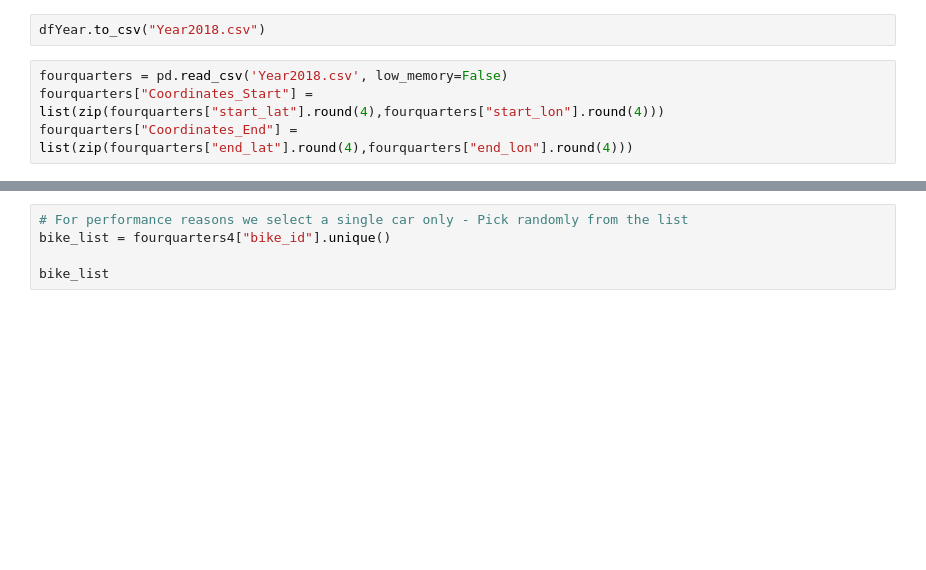
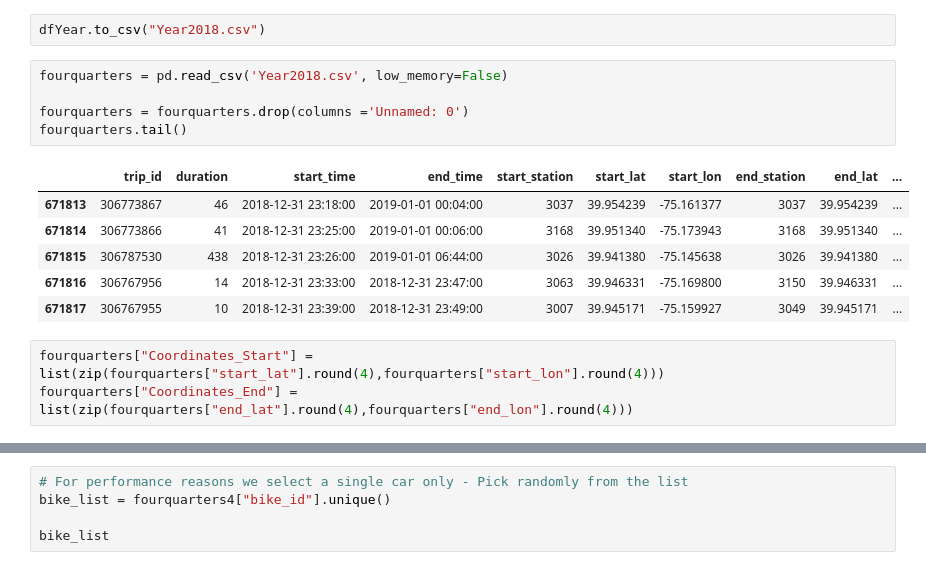
Before and after one commit to Cephei-1/Team12, a Jupyter notebook: Team12 Group Assignment.ipynb, the cells around one changed output, grey strips where cells are left out. Drawn from its saved outputs; the diff is of its cells as text; blank space fills up the shorter version.

```diff
--- a/Team12 Group Assignment.ipynb
+++ b/Team12 Group Assignment.ipynb
@@ -124,8 +125,19 @@ dfYear
 671818 rows × 15 columns
 # %%
 dfYear.to_csv("Year2018.csv")
+# %%
+fourquarters = pd.read_csv('Year2018.csv', low_memory=False)
+
+fourquarters = fourquarters.drop(columns ='Unnamed: 0')
+fourquarters.tail()
+# %% [output]
+|  | trip_id | duration | start_time | end_time | start_station | start_lat | start_lon | end_station | end_lat | ... |
+| 671813 | 306773867 | 46 | 2018-12-31 23:18:00 | 2019-01-01 00:04:00 | 3037 | 39.954239 | -75.161377 | 3037 | 39.954239 | ... |
+| 671814 | 306773866 | 41 | 2018-12-31 23:25:00 | 2019-01-01 00:06:00 | 3168 | 39.951340 | -75.173943 | 3168 | 39.951340 | ... |
+| 671815 | 306787530 | 438 | 2018-12-31 23:26:00 | 2019-01-01 06:44:00 | 3026 | 39.941380 | -75.145638 | 3026 | 39.941380 | ... |
+| 671816 | 306767956 | 14 | 2018-12-31 23:33:00 | 2018-12-31 23:47:00 | 3063 | 39.946331 | -75.169800 | 3150 | 39.946331 | ... |
+| 671817 | 306767955 | 10 | 2018-12-31 23:39:00 | 2018-12-31 23:49:00 | 3007 | 39.945171 | -75.159927 | 3049 | 39.945171 | ... |
 # %%
-fourquarters = pd.read_csv('Year2018.csv', low_memory=False)
 fourquarters["Coordinates_Start"] = list(zip(fourquarters["start_lat"].round(4),fourquarters["start_lon"].round(4)))
 fourquarters["Coordinates_End"] = list(zip(fourquarters["end_lat"].round(4),fourquarters["end_lon"].round(4)))
 # %%
```
Also changed, not shown: parts of 17 cells of this notebook.
